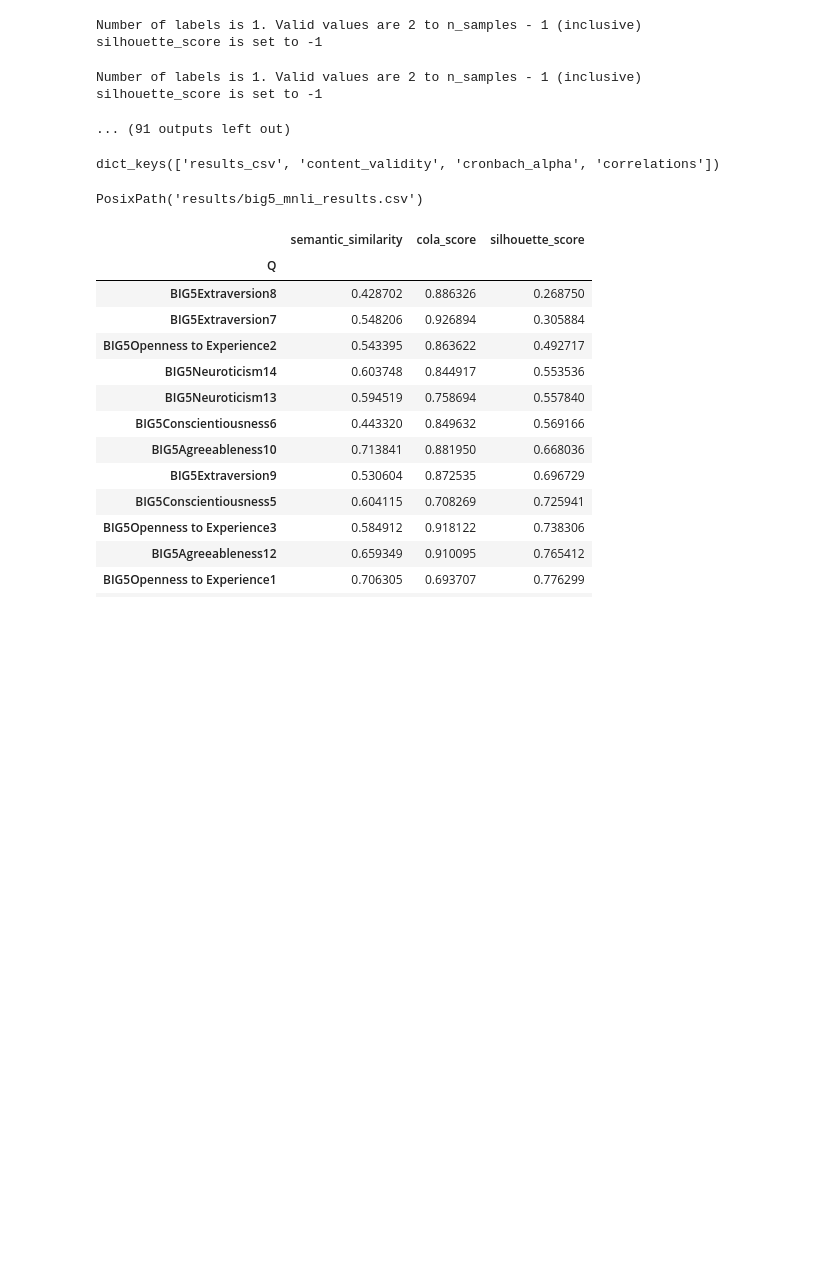
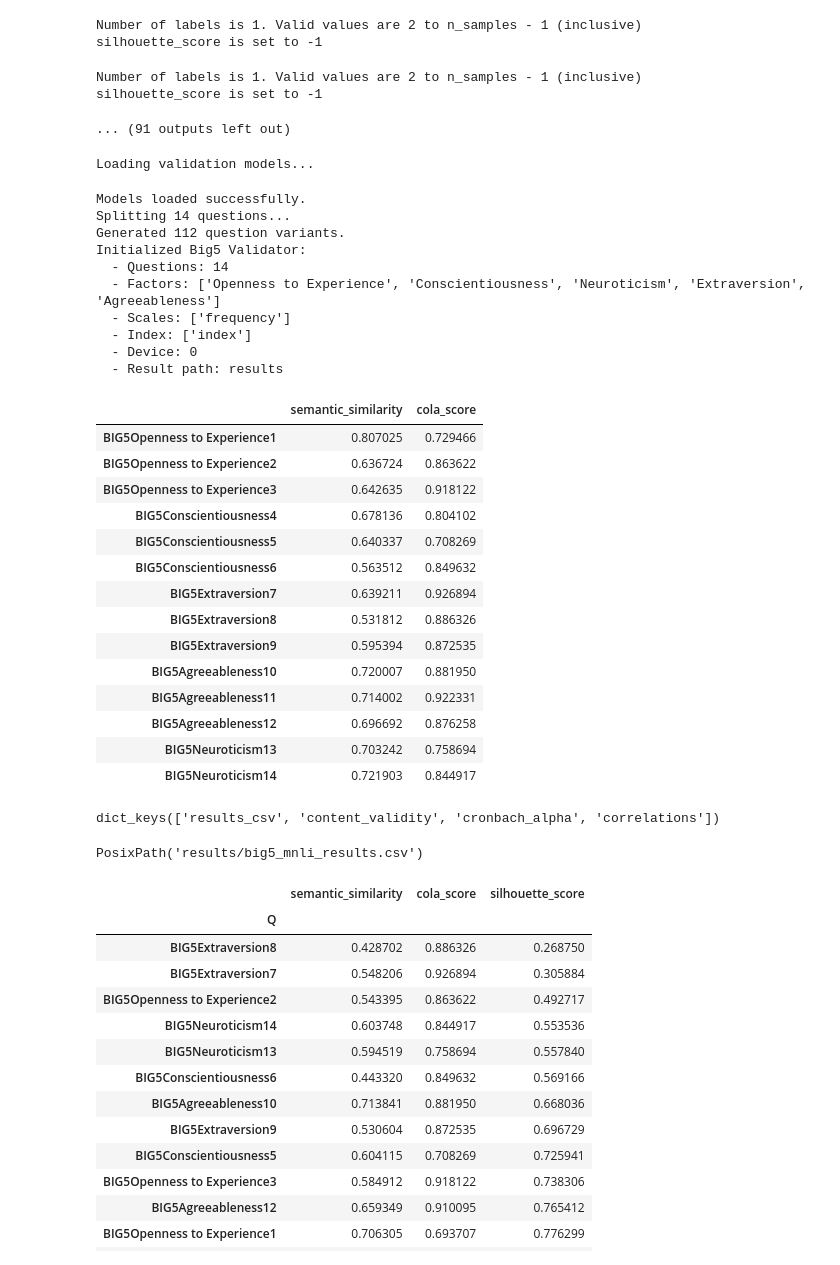
Before and after one commit to cnai-lab/qpsychometric, a Jupyter notebook: qpsychometric/personality_traits/big5/validations/big5_validation.ipynb, the cells around one changed output. Saved outputs shown, nothing was run; the diff lists cells and outputs as text; code cells hidden in the pictures; blank space fills up the shorter version.

```diff
--- a/qpsychometric/personality_traits/big5/validations/big5_validation.ipynb
+++ b/qpsychometric/personality_traits/big5/validations/big5_validation.ipynb
@@ -56,6 +56,49 @@ silhouette_score is set to -1
 Number of labels is 1. Valid values are 2 to n_samples - 1 (inclusive)
 silhouette_score is set to -1
 ... (91 outputs left out)
+# %%
+validator = QuestionnaireValidator(
+    questionnaire_name="Big5",
+    questions=big5_questions,
+    factors=big5_factors,
+    result_path="results/",
+)
+
+# Returns a DataFrame for all questions — no MNLI models needed
+semantic_df = validator.get_semantic_similarity()   # q=None → all questions
+cola_df = validator.get_cola_score()                # q=None → all questions
+
+# Merge into a single content validity view
+import pandas as pd
+content_validity = semantic_df.join(cola_df)
+content_validity
+# %% [output]
+Loading validation models...
+Models loaded successfully.
+Splitting 14 questions...
+Generated 112 question variants.
+Initialized Big5 Validator:
+  - Questions: 14
+  - Factors: ['Openness to Experience', 'Conscientiousness', 'Neuroticism', 'Extraversion', 'Agreeableness']
+  - Scales: ['frequency']
+  - Index: ['index']
+  - Device: 0
+  - Result path: results
+|  | semantic_similarity | cola_score |
+| BIG5Openness to Experience1 | 0.807025 | 0.729466 |
+| BIG5Openness to Experience2 | 0.636724 | 0.863622 |
+| BIG5Openness to Experience3 | 0.642635 | 0.918122 |
+| BIG5Conscientiousness4 | 0.678136 | 0.804102 |
+| BIG5Conscientiousness5 | 0.640337 | 0.708269 |
+| BIG5Conscientiousness6 | 0.563512 | 0.849632 |
+| BIG5Extraversion7 | 0.639211 | 0.926894 |
+| BIG5Extraversion8 | 0.531812 | 0.886326 |
+| BIG5Extraversion9 | 0.595394 | 0.872535 |
+| BIG5Agreeableness10 | 0.720007 | 0.881950 |
+| BIG5Agreeableness11 | 0.714002 | 0.922331 |
+| BIG5Agreeableness12 | 0.696692 | 0.876258 |
+| BIG5Neuroticism13 | 0.703242 | 0.758694 |
+| BIG5Neuroticism14 | 0.721903 | 0.844917 |
 # %%
 results.keys()
 # %% [output]
```
Also changed, not shown: 5 other files.
